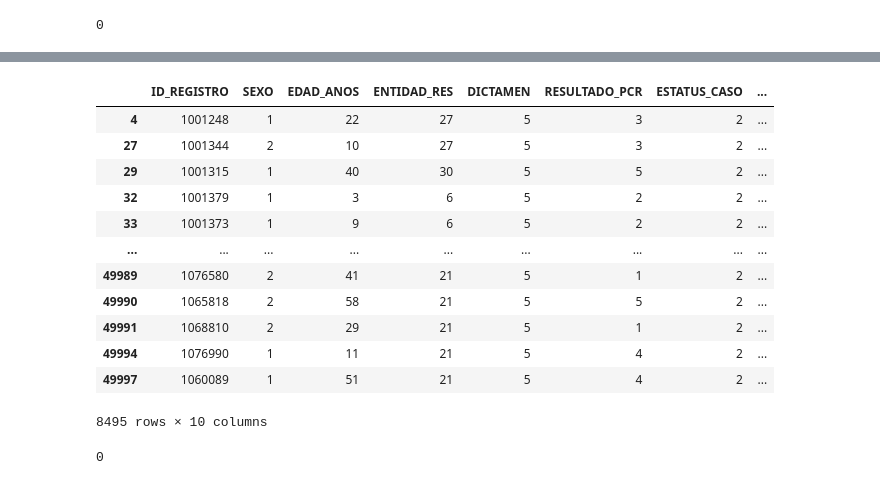
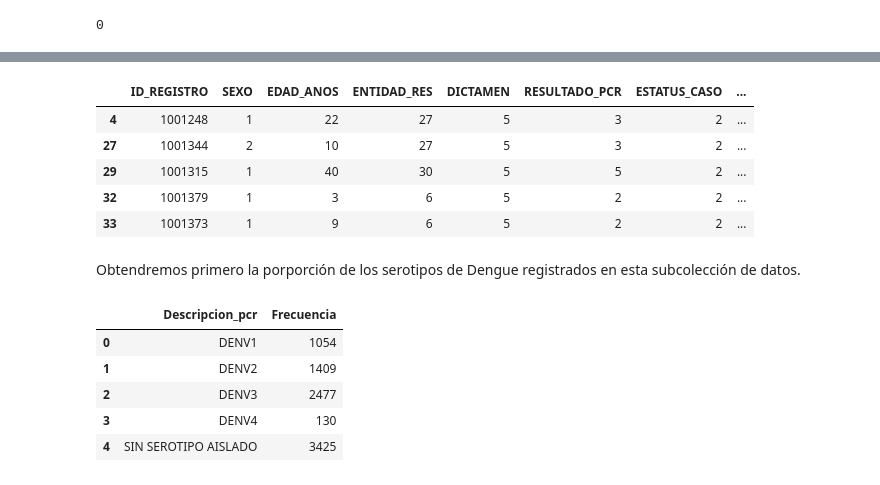
Before and after one commit to fofojaramillo/practica-introdatsci, a Jupyter notebook: graficas.ipynb, the cells around one changed output, grey strips where cells are left out. Saved outputs shown, nothing was run; the diff lists cells and outputs as text; code cells hidden in the pictures.

```diff
--- a/graficas.ipynb
+++ b/graficas.ipynb
@@ -35,2 +37,5 @@ df
 # %%
+lista = list(df.columns)
 nuevas_columnas = lista[0:-3] + ['Descripcion_dictamen', 'Descripcion_estatus', 'Descripcion_pcr']
+df.columns = nuevas_columnas
+df.head()
@@ -55,26 +51,27 @@ df
 # %%
 dictamenes_aceptables = ['CONFIRMADO A DENGUE', 'NO APLICA', 'EN ESTUDIO']
 estatus_aceptable = 'CONFIRMADO'
 
 df_aceptable = df[(df['Descripcion_dictamen'].isin(dictamenes_aceptables)) &  (df['Descripcion_estatus'] == 'CONFIRMADO')]
-df_aceptable
+df_aceptable.head()
 # %% [output]
 |  | ID_REGISTRO | SEXO | EDAD_ANOS | ENTIDAD_RES | DICTAMEN | RESULTADO_PCR | ESTATUS_CASO | ... |
 | 4 | 1001248 | 1 | 22 | 27 | 5 | 3 | 2 | ... |
 | 27 | 1001344 | 2 | 10 | 27 | 5 | 3 | 2 | ... |
 | 29 | 1001315 | 1 | 40 | 30 | 5 | 5 | 2 | ... |
 | 32 | 1001379 | 1 | 3 | 6 | 5 | 2 | 2 | ... |
 | 33 | 1001373 | 1 | 9 | 6 | 5 | 2 | 2 | ... |
-| ... | ... | ... | ... | ... | ... | ... | ... | ... |
-| 49989 | 1076580 | 2 | 41 | 21 | 5 | 1 | 2 | ... |
-| 49990 | 1065818 | 2 | 58 | 21 | 5 | 5 | 2 | ... |
-| 49991 | 1068810 | 2 | 29 | 21 | 5 | 1 | 2 | ... |
-| 49994 | 1076990 | 1 | 11 | 21 | 5 | 4 | 2 | ... |
-| 49997 | 1060089 | 1 | 51 | 21 | 5 | 4 | 2 | ... |
-8495 rows × 10 columns
-# %%
-df_aceptable['EDAD_ANOS'].min()
-# %% [output]
-0
+# %% [markdown]
+Obtendremos primero la porporción de los serotipos de Dengue registrados en esta subcolección de datos.
 # %%
 df_pcr = pd.DataFrame(df_aceptable.groupby('Descripcion_pcr').size())
+df_pcr.reset_index(inplace = True)
+df_pcr.columns = ['Descripcion_pcr', 'Frecuencia']
+df_pcr.head()
+# %% [output]
+|  | Descripcion_pcr | Frecuencia |
+| 0 | DENV1 | 1054 |
+| 1 | DENV2 | 1409 |
+| 2 | DENV3 | 2477 |
+| 3 | DENV4 | 130 |
+| 4 | SIN SEROTIPO AISLADO | 3425 |
```
Also changed, not shown: parts of 30 cells of this notebook.
